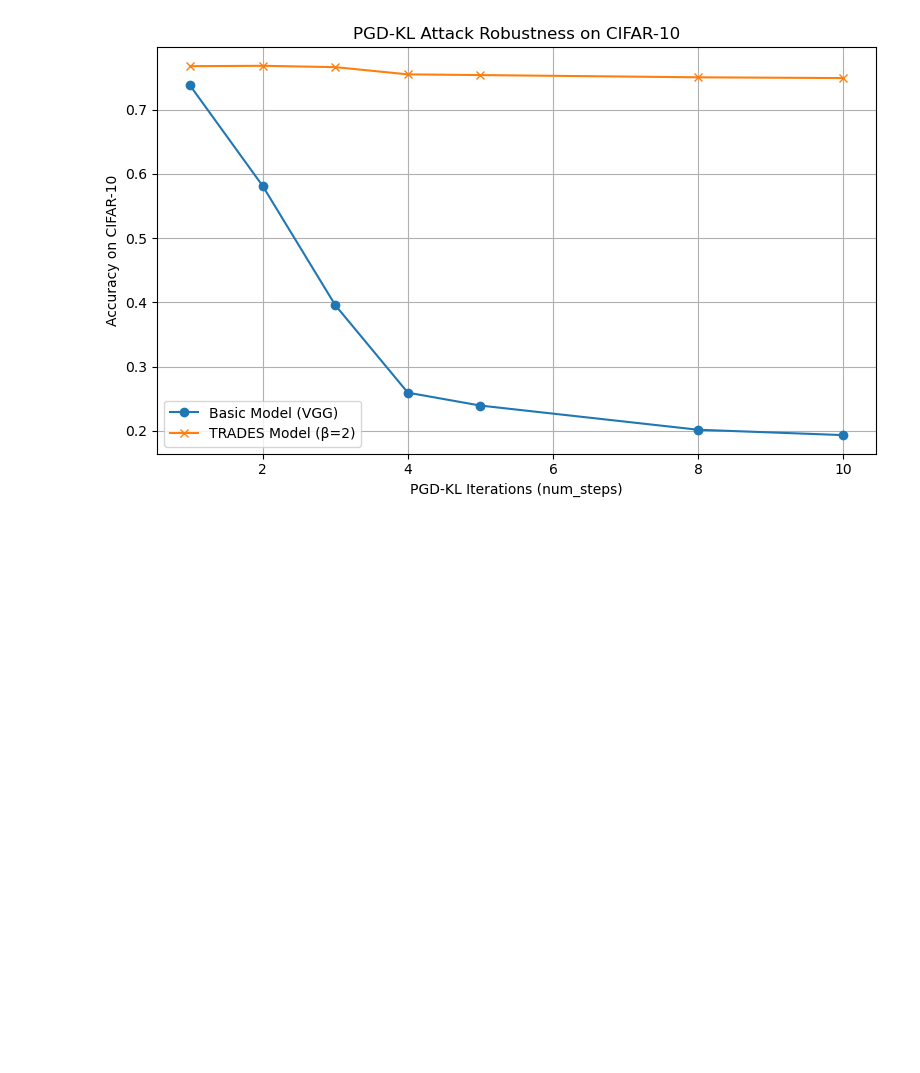
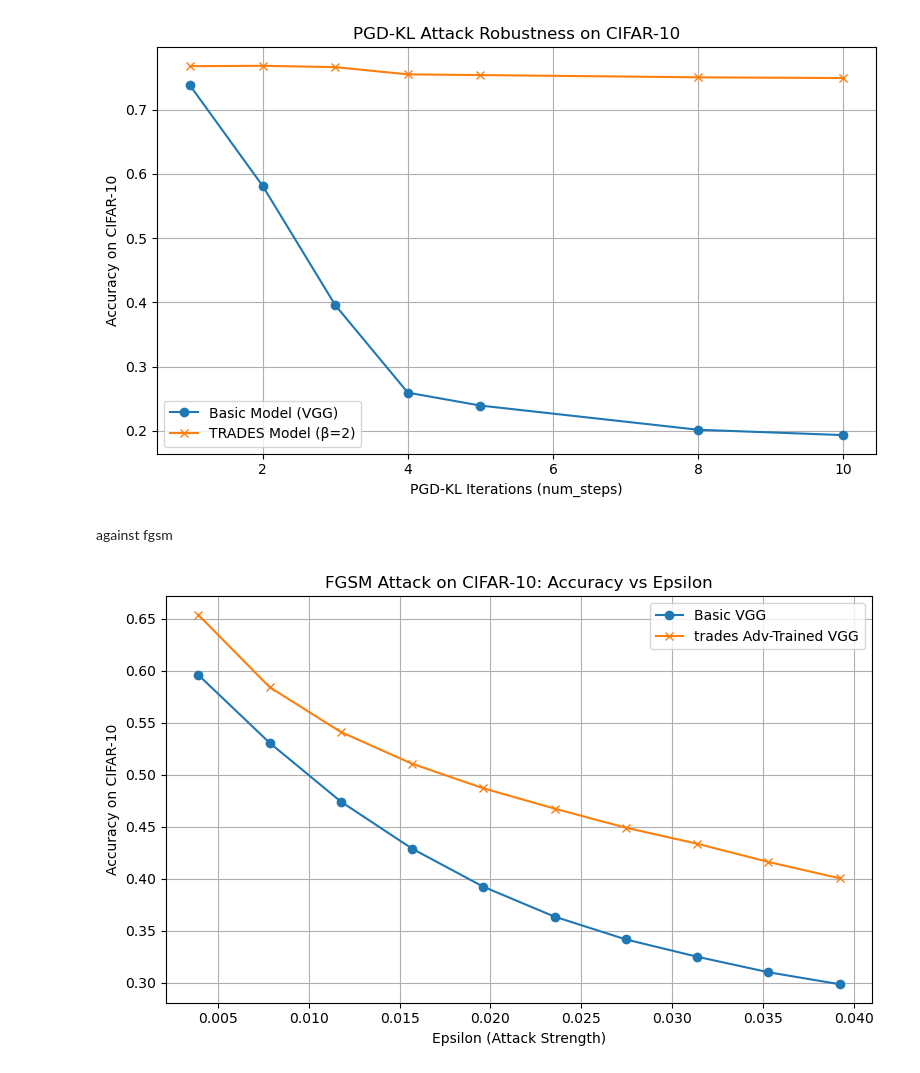
Before and after one commit to junyii37/mls-pj, a Jupyter notebook: curve/attack_curve.ipynb, the cells around one changed output. Drawn from its saved outputs; the diff is of its cells as text; code cells hidden in the pictures; blank space fills up the shorter version.

```diff
--- a/curve/attack_curve.ipynb
+++ b/curve/attack_curve.ipynb
@@ -277,0 +610,20 @@ Model loaded from: best_model_trades\beta2\best_model.pickle
+# %%
+from mynn.attack import pgd_attack
+
+basic_optimizer = Adam(model=basicmodel, lr=0.001)
+loss_fn = CrossEntropy(model=basicmodel)
+runner = RunnerM(model=basicmodel, loss=loss_fn, optimizer=basic_optimizer)
+
+adv_test_images = pgd_attack(
+    model=basicmodel,
+    images=test_images,
+    labels=test_labels,
+    loss_fn=loss_fn,
+    epsilon=8/ 255,
+    num_steps=10,
+    step_size=1 / 255
+)
+
+test_set_adv = (adv_test_images, test_labels)
+adv_loss, adv_acc = runner.evaluate(test_set_adv, batch_size=128)
+print(f"Adversarial Test loss: {adv_loss:.5f}, Test accuracy: {adv_acc:.5f}")
@@ -336,3 +691,63 @@ plt.tight_layout()
 plt.show()
 # %% [output]
 [figure]
+# %% [markdown]
+against fgsm
+# %%
+# 构建 runner（不需要重新加载模型）
+basic_optimizer = Adam(model=basicmodel, lr=0.001)
+basic_loss_fn = CrossEntropy(model=basicmodel)
+basic_runner = RunnerM(model=basicmodel, loss=basic_loss_fn, optimizer=basic_optimizer)
+
+adv_optimizer = Adam(model=advmodel, lr=0.001)
+adv_loss_fn = CrossEntropy(model=advmodel)
+adv_runner = RunnerM(model=advmodel, loss=adv_loss_fn, optimizer=adv_optimizer)
+
+# epsilon 范围
+epsilons = [i / 255.0 for i in range(1, 11, 1)]
+
+# 精度记录
+basic_acc_list = []
+adv_acc_list = []
+
+# 评估各 epsilon 下模型准确率
+for eps in tqdm(epsilons, desc="Evaluating FGSM on CIFAR-10"):
+
+    # 基础模型 FGSM
+    adv_test_images = fgsm_attack(
+        model=basicmodel,
+        images=test_images,
+        labels=test_labels,
+        loss_fn=basic_loss_fn,
+        epsilon=eps
+    )
+    test_set_adv = (adv_test_images, test_labels)
+    _, acc = basic_runner.evaluate(test_set_adv, batch_size=64, loss_fn=basic_loss_fn)
+    basic_acc_list.append(acc)
+
+    # 对抗训练模型 FGSM
+    adv_test_images = fgsm_attack(
+        model=advmodel,
+        images=test_images,
+        labels=test_labels,
+        loss_fn=adv_loss_fn,
+        epsilon=eps
+    )
+    test_set_adv = (adv_test_images, test_labels)
+    _, acc = adv_runner.evaluate(test_set_adv, batch_size=64, loss_fn=adv_loss_fn)
+    adv_acc_list.append(acc)
+
+# 绘图
+plt.figure(figsize=(8, 5))
+plt.plot(epsilons, basic_acc_list, label='Basic VGG', marker='o')
+plt.plot(epsilons, adv_acc_list, label='trades Adv-Trained VGG', marker='x')
+plt.xlabel('Epsilon (Attack Strength)')
+plt.ylabel('Accuracy on CIFAR-10')
+plt.title('FGSM Attack on CIFAR-10: Accuracy vs Epsilon')
+plt.legend()
+plt.grid(True)
+plt.tight_layout()
+plt.savefig('trades_curve/trades_fgsm_cifar10')
+plt.show()
+# %% [output]
+[figure, added]
```
Also changed, not shown: parts of 32 cells of this notebook.
